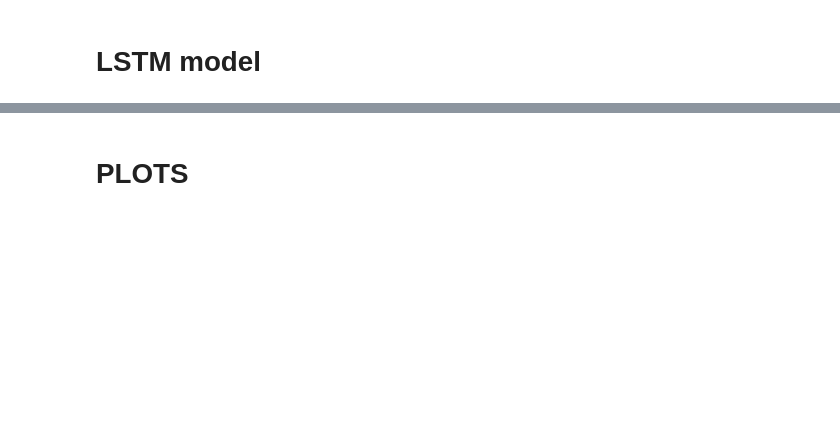
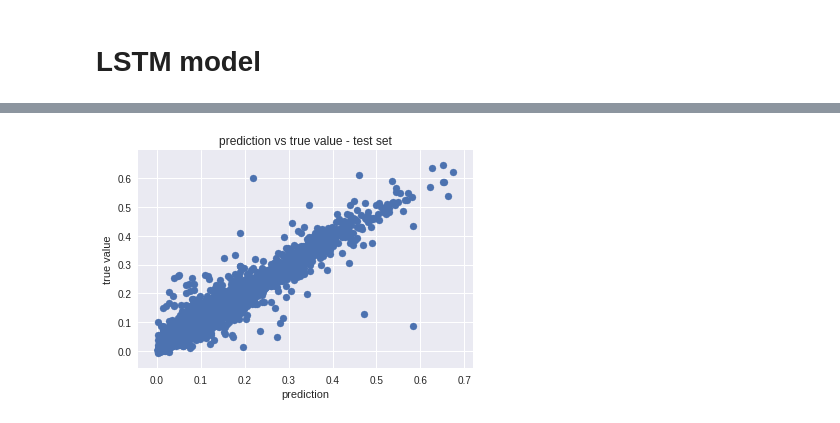
Before and after one commit to ronniemi/deep_learning, a Jupyter notebook: assignemt2/LSTM.ipynb, the cells around one changed output, grey strips where cells are left out. Saved outputs shown, nothing was run; the diff lists cells and outputs as text; code cells hidden in the pictures; blank space fills up the shorter version.

```diff
--- a/assignemt2/LSTM.ipynb
+++ b/assignemt2/LSTM.ipynb
@@ -144,12 +240,14 @@ eval_rmse(X_test, pred, y_test)
 # %%
 # reshape input to be 3D [samples, timesteps, features]
 
-X_train_val = X_train.values.reshape((X_train.shape[0], 1, X_train.shape[1]))
-X_test_val = X_test.values.reshape((X_test.shape[0], 1, X_test.shape[1]))
+X_train_3d = X_train_val.values.reshape((X_train_val.shape[0], n_hours, n_features))
+X_val_3d = X_val.values.reshape((X_val.shape[0], n_hours, n_features))
+X_test_3d = X_test.values.reshape((X_test.shape[0], n_hours, n_features))
 # %%
 model = Sequential()
-model.add(LSTM(50, input_shape=(X_train_val.shape[1], X_train_val.shape[2])))
+model.add(LSTM(50, input_shape=(X_train_3d.shape[1], X_train_3d.shape[2])))
 model.add(Dense(1))
+
 model.compile(loss='mae', optimizer='adam')
 # %%
-history = model.fit(X_train_val, y_train, epochs=50, batch_size=72, validation_data=(X_test_val, y_test), verbose=2, shuffle=False)
+history = model.fit(X_train_3d, y_train_val, epochs=50, batch_size=72, validation_data=(X_val_3d, y_val), verbose=2, shuffle=False)
@@ -156,2 +274,2 @@ history = model.fit(X_train_val, y_train, epochs=50, batch_size=72, validation_d
 # %%
-pred = model.predict(X_test_val)
+pred = model.predict(X_test_3d)
@@ -208,3 +306,11 @@ dist_df.tail()
-# %% [markdown]
-# PLOTS
+# %%
+# plotting prediction vs true value on test set
+
+plt.scatter(y_test,pred)
+plt.title("prediction vs true value - test set")
+plt.xlabel("prediction")
+plt.ylabel("true value")
+plt.show()
+# %% [output]
+[figure, added]
 # %%
```
Also changed, not shown: parts of 54 cells of this notebook.
